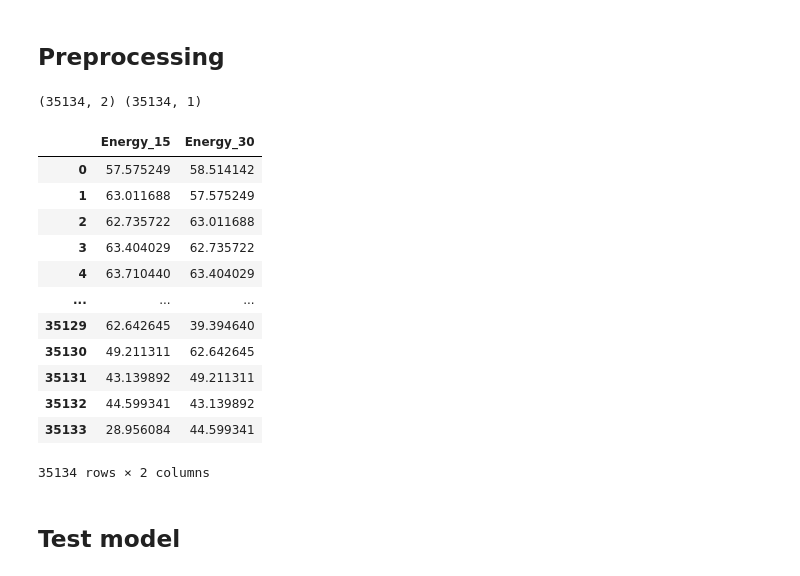
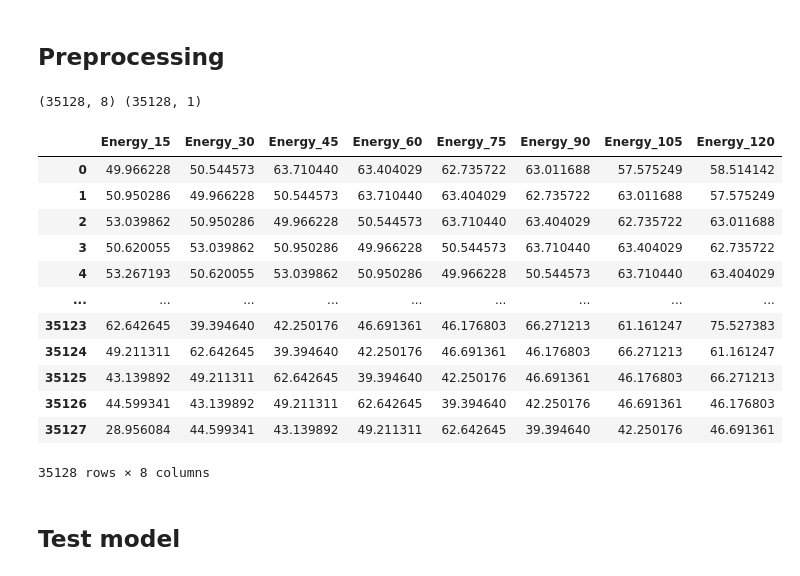
Before and after one commit to franciscomonteiro85/rec-energy-prediction-algorithm, a Jupyter notebook: Ensemble_Tests.ipynb, the cells around one changed output. Drawn from its saved outputs; the diff is of its cells as text; code cells hidden in the pictures.

```diff
--- a/Ensemble_Tests.ipynb
+++ b/Ensemble_Tests.ipynb
@@ -205,24 +205,24 @@ df_scaled
 # %% [markdown]
 ## Preprocessing
 # %%
-X,y = last_energy_points(df_total, 2)
+X,y = last_energy_points(df_total, 8)
 print(X.shape, y.shape)
 X
 # %% [output]
-(35134, 2) (35134, 1)
+(35128, 8) (35128, 1)
-|  | Energy_15 | Energy_30 |
-| 0 | 57.575249 | 58.514142 |
-| 1 | 63.011688 | 57.575249 |
-| 2 | 62.735722 | 63.011688 |
-| 3 | 63.404029 | 62.735722 |
-| 4 | 63.710440 | 63.404029 |
-| ... | ... | ... |
-| 35129 | 62.642645 | 39.394640 |
-| 35130 | 49.211311 | 62.642645 |
-| 35131 | 43.139892 | 49.211311 |
-| 35132 | 44.599341 | 43.139892 |
-| 35133 | 28.956084 | 44.599341 |
+|  | Energy_15 | Energy_30 | Energy_45 | Energy_60 | Energy_75 | Energy_90 | Energy_105 | Energy_120 |
+| 0 | 49.966228 | 50.544573 | 63.710440 | 63.404029 | 62.735722 | 63.011688 | 57.575249 | 58.514142 |
+| 1 | 50.950286 | 49.966228 | 50.544573 | 63.710440 | 63.404029 | 62.735722 | 63.011688 | 57.575249 |
+| 2 | 53.039862 | 50.950286 | 49.966228 | 50.544573 | 63.710440 | 63.404029 | 62.735722 | 63.011688 |
+| 3 | 50.620055 | 53.039862 | 50.950286 | 49.966228 | 50.544573 | 63.710440 | 63.404029 | 62.735722 |
+| 4 | 53.267193 | 50.620055 | 53.039862 | 50.950286 | 49.966228 | 50.544573 | 63.710440 | 63.404029 |
+| ... | ... | ... | ... | ... | ... | ... | ... | ... |
+| 35123 | 62.642645 | 39.394640 | 42.250176 | 46.691361 | 46.176803 | 66.271213 | 61.161247 | 75.527383 |
+| 35124 | 49.211311 | 62.642645 | 39.394640 | 42.250176 | 46.691361 | 46.176803 | 66.271213 | 61.161247 |
+| 35125 | 43.139892 | 49.211311 | 62.642645 | 39.394640 | 42.250176 | 46.691361 | 46.176803 | 66.271213 |
+| 35126 | 44.599341 | 43.139892 | 49.211311 | 62.642645 | 39.394640 | 42.250176 | 46.691361 | 46.176803 |
+| 35127 | 28.956084 | 44.599341 | 43.139892 | 49.211311 | 62.642645 | 39.394640 | 42.250176 | 46.691361 |
-35134 rows × 2 columns
+35128 rows × 8 columns
 # %% [markdown]
 ## Test model
 # %% [markdown]
```
Also changed, not shown: parts of 11 cells of this notebook, 6 other files.
